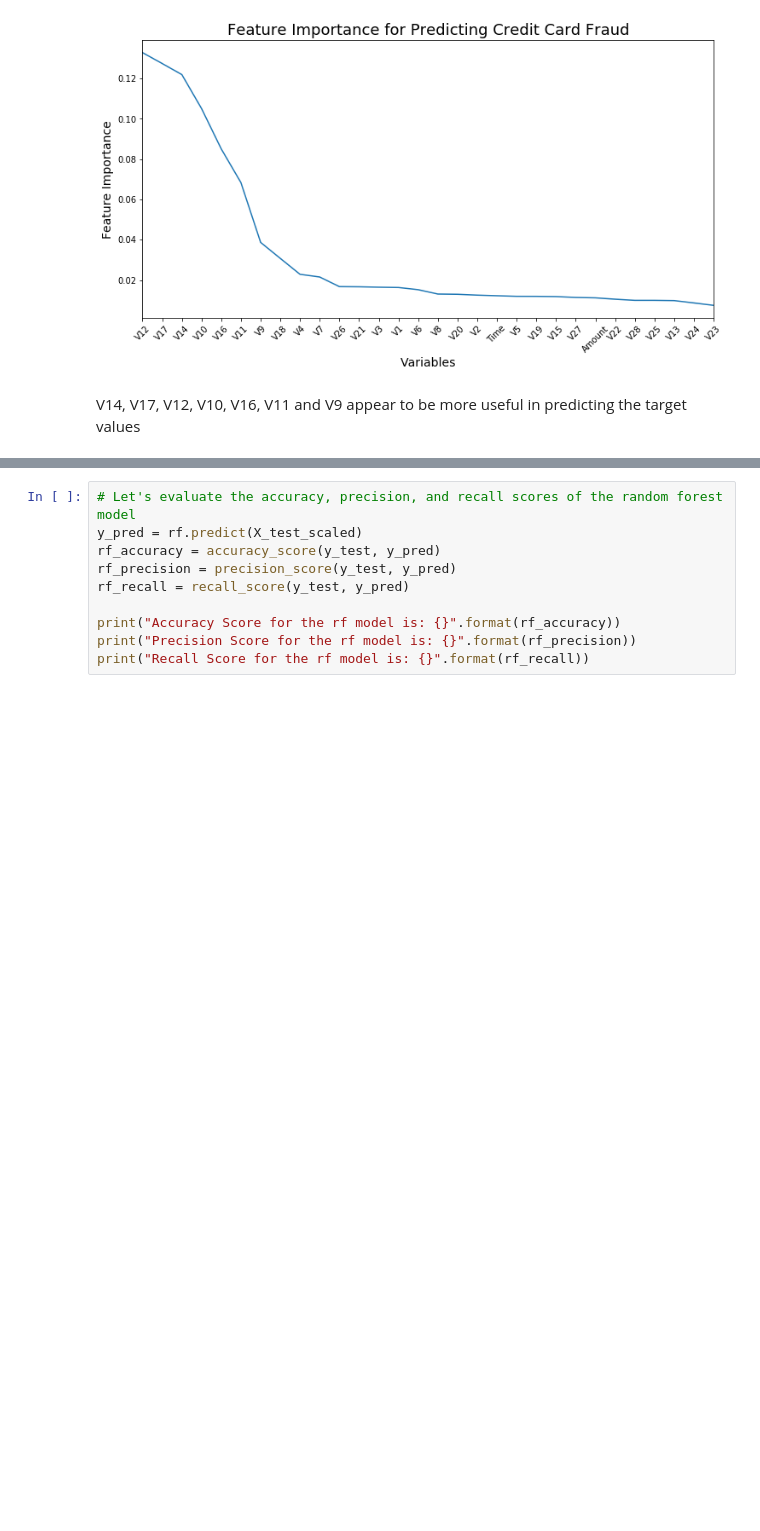
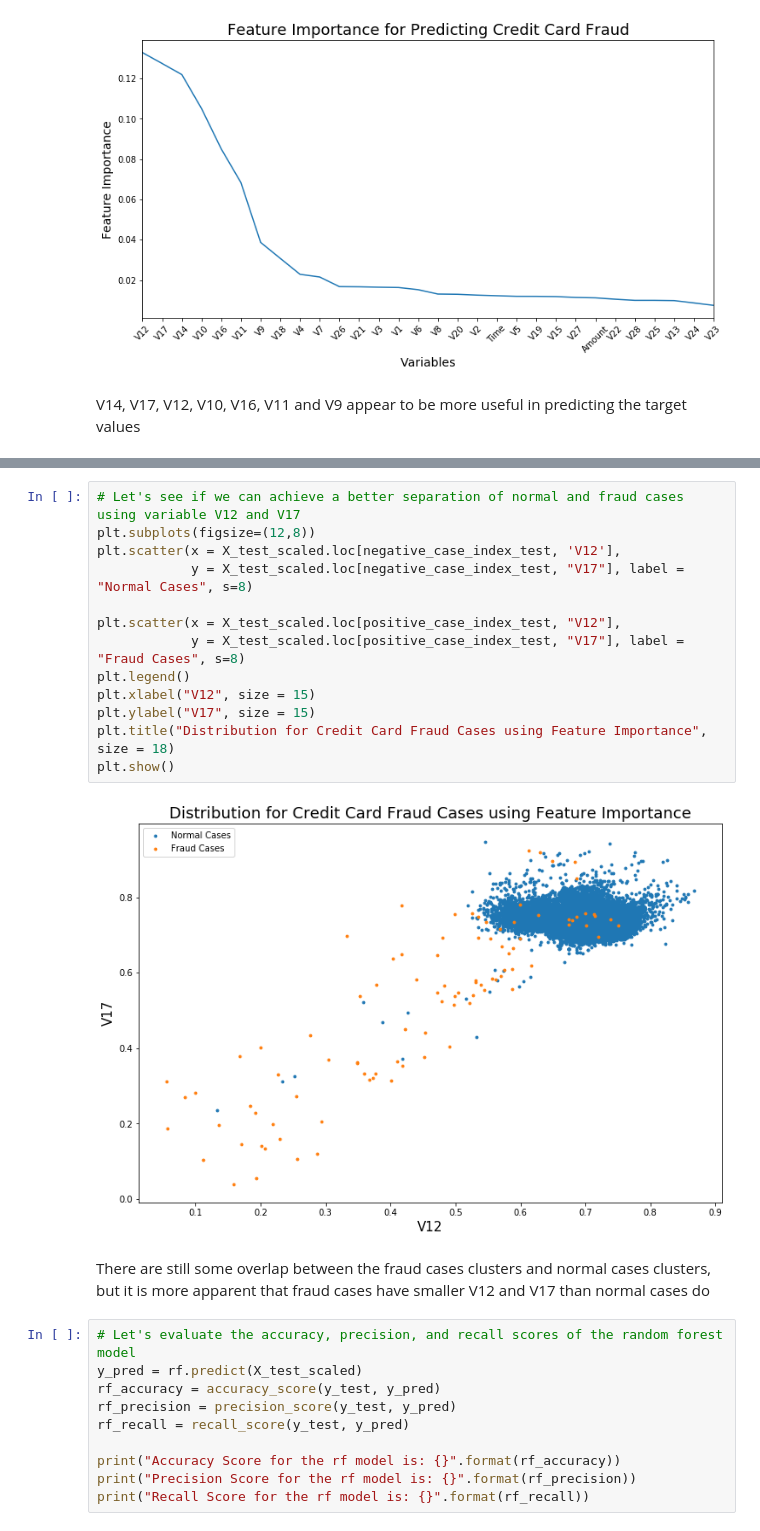
Before and after one commit to HaoxuanXu/credit_card_fraud_detection, a Jupyter notebook: Credit_Card_Fraud_Detection_Classical_Models.ipynb, the cells around one changed output, grey strips where cells are left out. Cells and saved outputs as stored; diff of their text form; blank space fills up the shorter version.

```diff
--- a/Credit_Card_Fraud_Detection_Classical_Models.ipynb
+++ b/Credit_Card_Fraud_Detection_Classical_Models.ipynb
@@ -165,3 +240,20 @@ V14, V17, V12, V10, V16, V11 and V9 appear to be more useful in predicting the t
+# %%
+# Let's see if we can achieve a better separation of normal and fraud cases using variable V12 and V17
+plt.subplots(figsize=(12,8))
+plt.scatter(x = X_test_scaled.loc[negative_case_index_test, 'V12'],
+            y = X_test_scaled.loc[negative_case_index_test, "V17"], label = "Normal Cases", s=8)
+
+plt.scatter(x = X_test_scaled.loc[positive_case_index_test, "V12"],
+            y = X_test_scaled.loc[positive_case_index_test, "V17"], label = "Fraud Cases", s=8)
+plt.legend()
+plt.xlabel("V12", size = 15)
+plt.ylabel("V17", size = 15)
+plt.title("Distribution for Credit Card Fraud Cases using Feature Importance", size = 18)
+plt.show()
+# %% [output]
+[figure, added]
+# %% [markdown]
+There are still some overlap between the fraud cases clusters and normal cases clusters, but it is more apparent that fraud cases have smaller V12 and V17 than normal cases do
 # %%
 # Let's evaluate the accuracy, precision, and recall scores of the random forest model
 y_pred = rf.predict(X_test_scaled)
```
Also changed, not shown: parts of 10 cells of this notebook.
